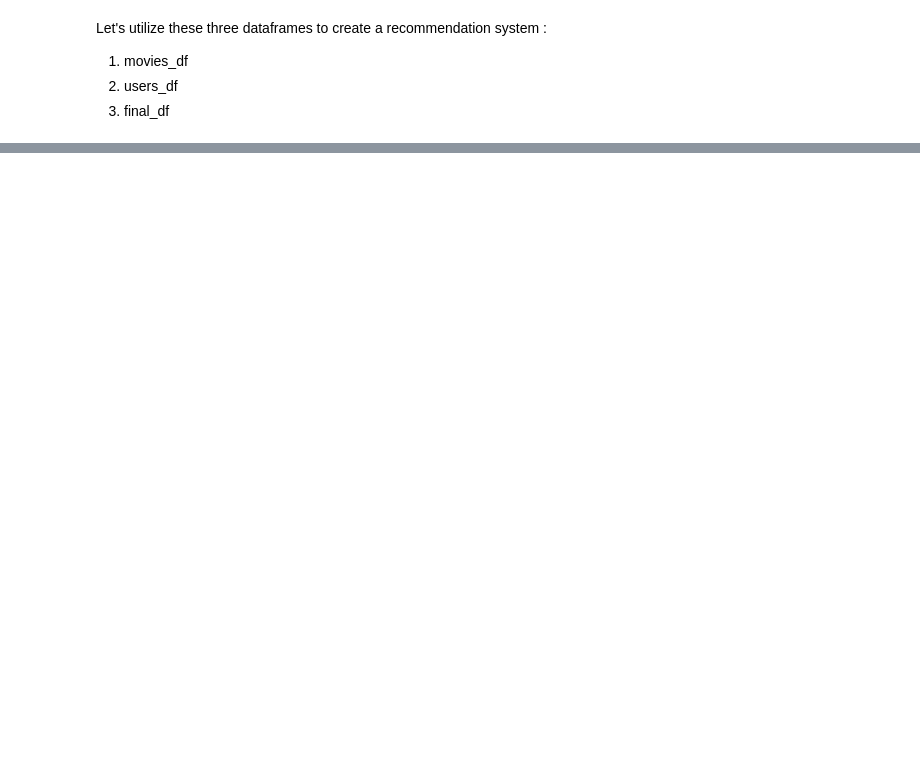
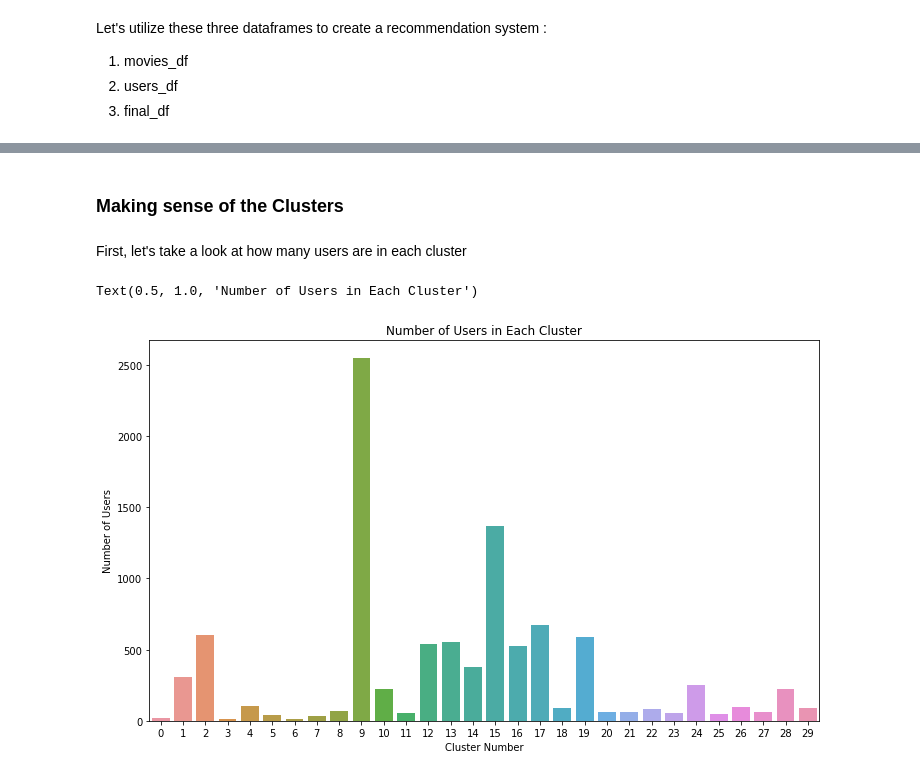
Before and after one commit to kunhwiko/Movie_Recommendation, a Jupyter notebook: src/CIS545_Group_Project.ipynb, the cells around one changed output, grey strips where cells are left out. Drawn from its saved outputs; the diff is of its cells as text; code cells hidden in the pictures; blank space fills up the shorter version.

```diff
--- a/src/CIS545_Group_Project.ipynb
+++ b/src/CIS545_Group_Project.ipynb
@@ -698,0 +740,8 @@ Let's utilize these three dataframes to create a recommendation system : </br>
+# %%
+km = KMeans(n_clusters = 30,
+              init = 'random',
+              max_iter = 300,
+              random_state = 0)
+km.fit(final_df)
+final_df['cluster'] = km.labels_
+final_df[['cluster']].head()
@@ -698,0 +756,13 @@ Let's utilize these three dataframes to create a recommendation system : </br>
+# %% [markdown]
+### **Making sense of the Clusters**
+# %% [markdown]
+First, let's take a look at how many users are in each cluster
+# %%
+plt.figure(figsize=(12,7))
+axis = sns.barplot(x=np.arange(0,30,1),y=final_df.groupby(['cluster']).count()['animation'])
+x=axis.set_xlabel("Cluster Number")
+x=axis.set_ylabel("Number of Users")
+axis.set_title("Number of Users in Each Cluster")
+# %% [output]
+Text(0.5, 1.0, 'Number of Users in Each Cluster')
+[figure, added]
```
Also changed, not shown: parts of 48 cells of this notebook.
